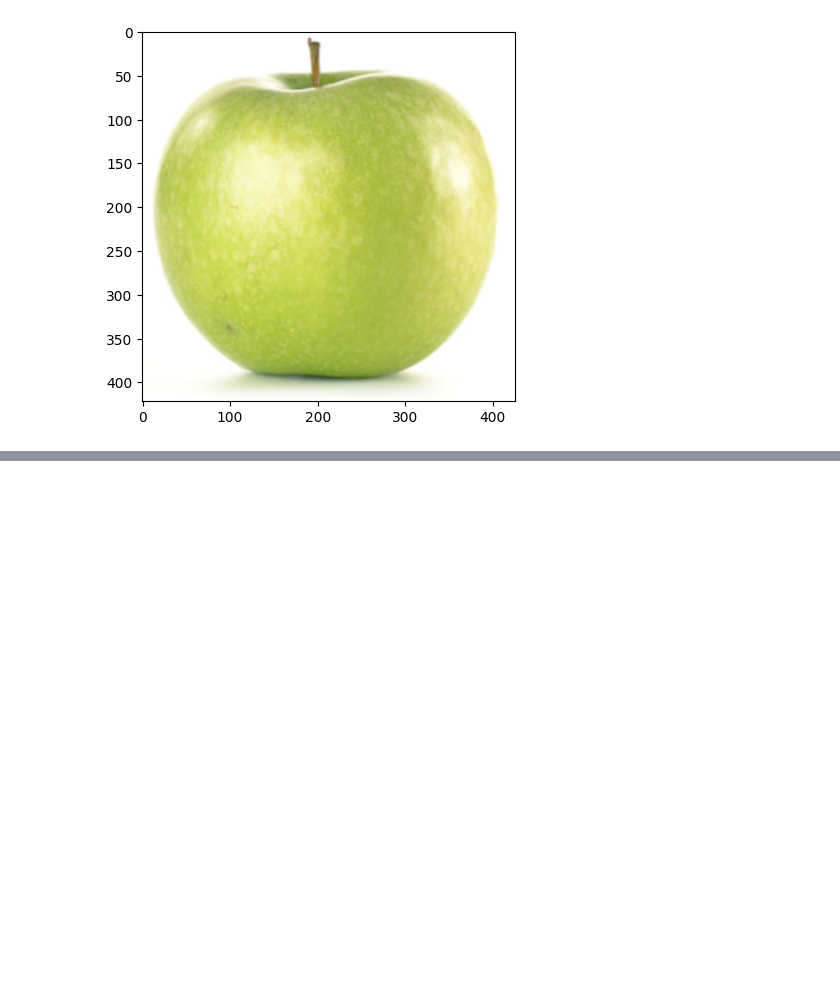
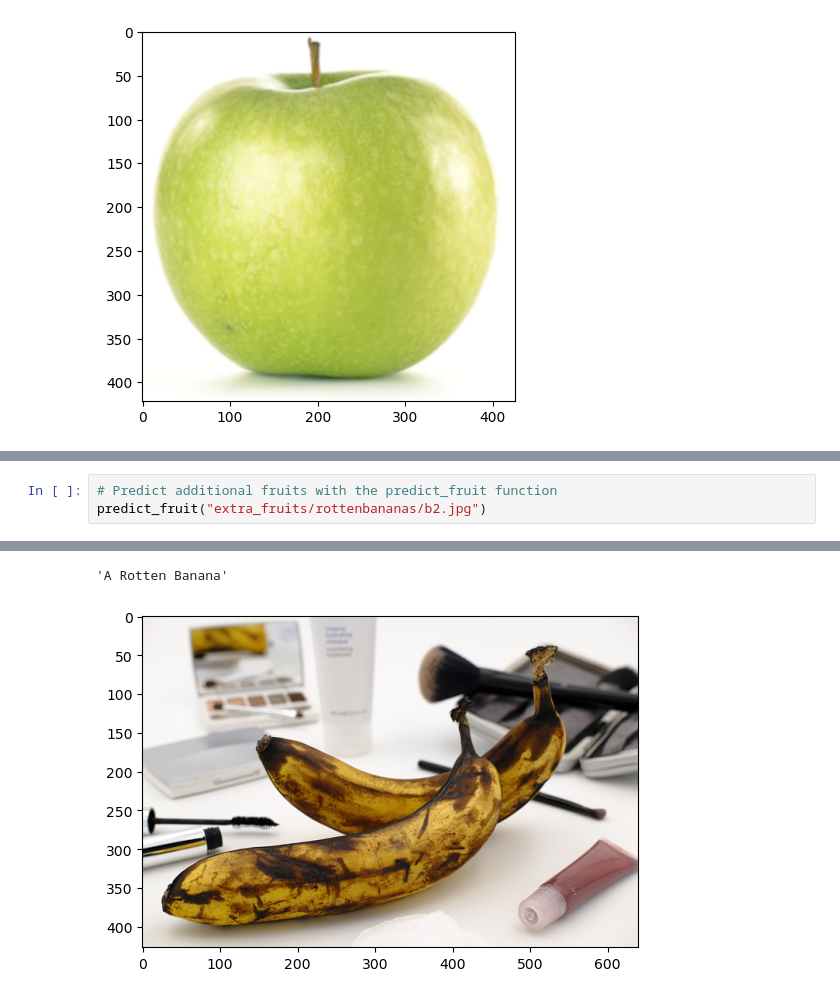
Before and after one commit to MajidKouki/fruit-classification, a Jupyter notebook: fruit-classification.ipynb, the cells around one changed output, grey strips where cells are left out. Saved outputs shown, nothing was run; the diff lists cells and outputs as text; blank space fills up the shorter version.

```diff
--- a/fruit-classification.ipynb
+++ b/fruit-classification.ipynb
@@ -290,0 +307,4 @@ predict_fruit("dataset/test/rottenbanana/Screen Shot 2018-06-12 at 8.53.09 PM.pn
+# %%
+# Predict additional fruits with the predict_fruit function
+predict_fruit("extra_fruits/rottenbananas/b2.jpg")
+# %% [output]
@@ -290,0 +312,2 @@ predict_fruit("dataset/test/rottenbanana/Screen Shot 2018-06-12 at 8.53.09 PM.pn
+'A Rotten Banana'
+[figure, added]
```
Also changed, not shown: parts of 7 cells of this notebook.
